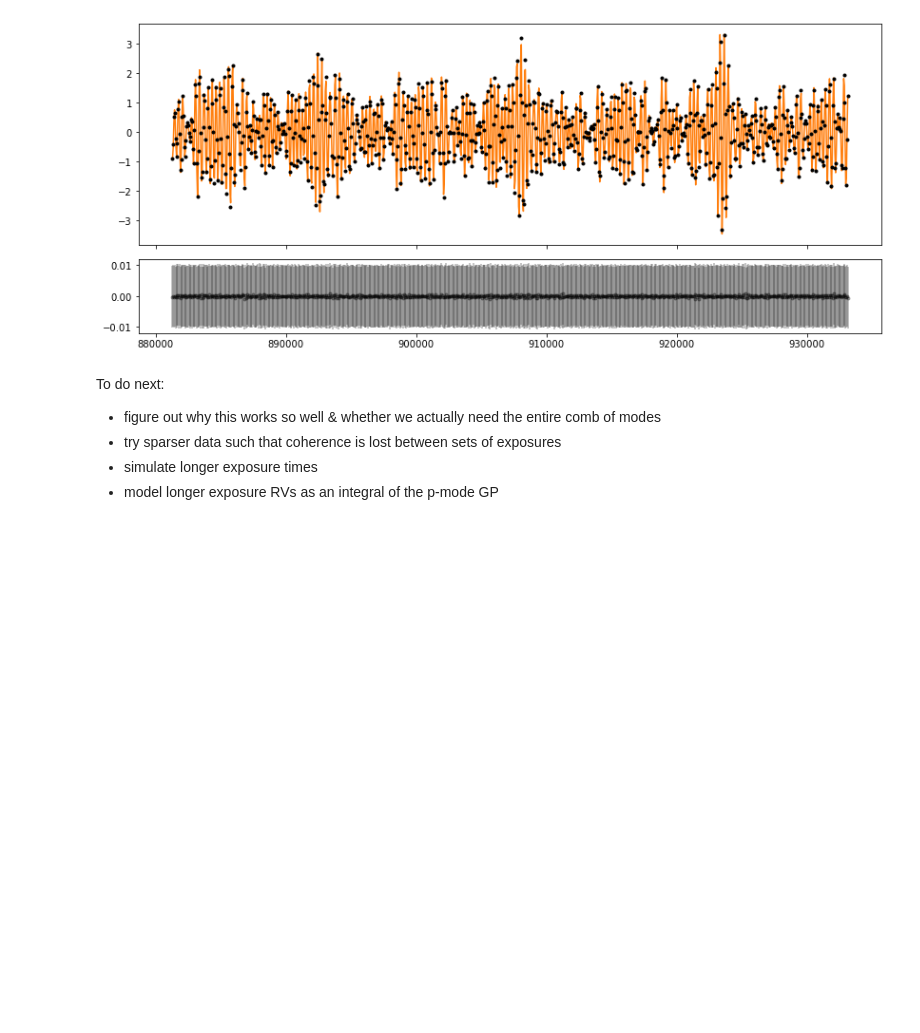
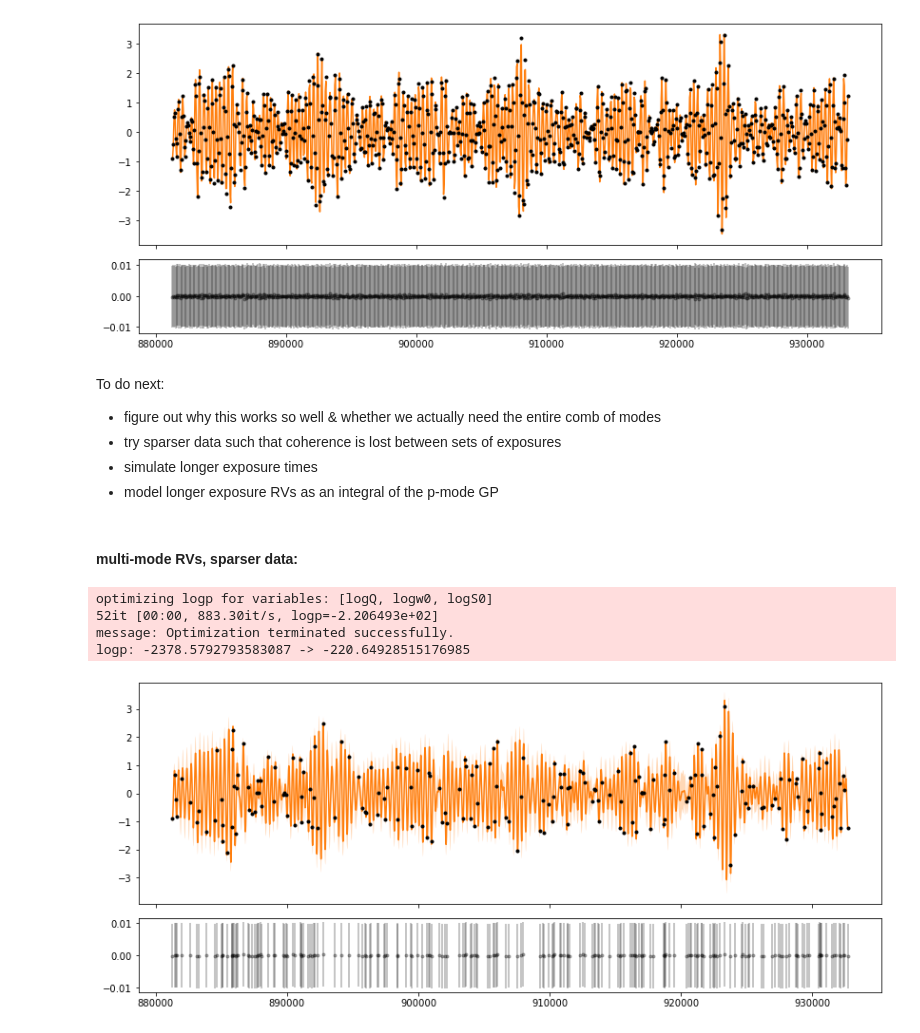
Before and after one commit to megbedell/pmodes, a Jupyter notebook: gp-fit.ipynb, the cells around one changed output. Saved outputs shown, nothing was run; the diff lists cells and outputs as text; code cells hidden in the pictures; blank space fills up the shorter version.

```diff
--- a/gp-fit.ipynb
+++ b/gp-fit.ipynb
@@ -194,3 +194,50 @@ To do next:
 - try sparser data such that coherence is lost between sets of exposures
 - simulate longer exposure times
 - model longer exposure RVs as an integral of the p-mode GP
+# %% [markdown]
+#### multi-mode RVs, sparser data:
+# %%
+all_inds = np.arange(len(ts_multimode))[(ts_multimode > 10.2 * 86400) & (ts_multimode < 10.8 * 86400)]
+inds = np.random.choice(all_inds, size=200, replace=False)
+inds.sort()
+t = ts_multimode[inds]
+y = rvs_multimode[inds]
+yerr = np.zeros_like(y) + 0.01 # 1 cm/s homogeneous error - made up!
+t_grid = np.linspace(t[0], t[-1], 10000)
+# %%
+with pm.Model() as model:
+
+    logS0 = pm.Normal("logS0", mu=0.0, sd=15.0, testval=np.log(np.var(rvs_onemode)))
+    logw0 = pm.Normal("logw0", mu=-3.9, sd=2.0)
+    logQ = pm.Normal("logQ", mu=8.1, sd=2.0)
+
+    # Set up the kernel and GP
+    kernel = terms.SHOTerm(log_S0=logS0, log_w0=logw0, log_Q=logQ)
+    gp = GP(kernel, t, yerr ** 2)
+
+    # Add a custom "potential" (log probability function) with the GP likelihood
+    pm.Potential("gp", gp.log_likelihood(y))
+
+with model:
+    map_soln = xo.optimize(start=model.test_point)
+    mu, var = xo.eval_in_model(gp.predict(t_grid, return_var=True), map_soln)
+    y_pred = xo.eval_in_model(gp.predict(t), map_soln)
+# %% [output]
+optimizing logp for variables: [logQ, logw0, logS0]
+52it [00:00, 883.30it/s, logp=-2.206493e+02]
+message: Optimization terminated successfully.
+logp: -2378.5792793583087 -> -220.64928515176985
+# %%
+fig, (ax1,ax2) = plt.subplots(2, 1, figsize=(14,6), sharex=True,
+                              gridspec_kw={'height_ratios':[3,1], 'hspace':0.1})
+ax1.errorbar(t, y, yerr=yerr, fmt=".k", capsize=0, label="data")
+
+# Plot the prediction and the 1-sigma uncertainty
+sd = np.sqrt(var)
+art = ax1.fill_between(t_grid, mu + sd, mu - sd, color="C1", alpha=0.3)
+art.set_edgecolor("none")
+ax1.plot(t_grid, mu, color="C1", label="prediction")
+
+ax2.errorbar(t, y - y_pred, yerr=yerr, fmt=".k", capsize=0, label="resids", alpha=0.3);
+# %% [output]
+[figure, added]
```
Also changed, not shown: parts of 4 cells of this notebook.
